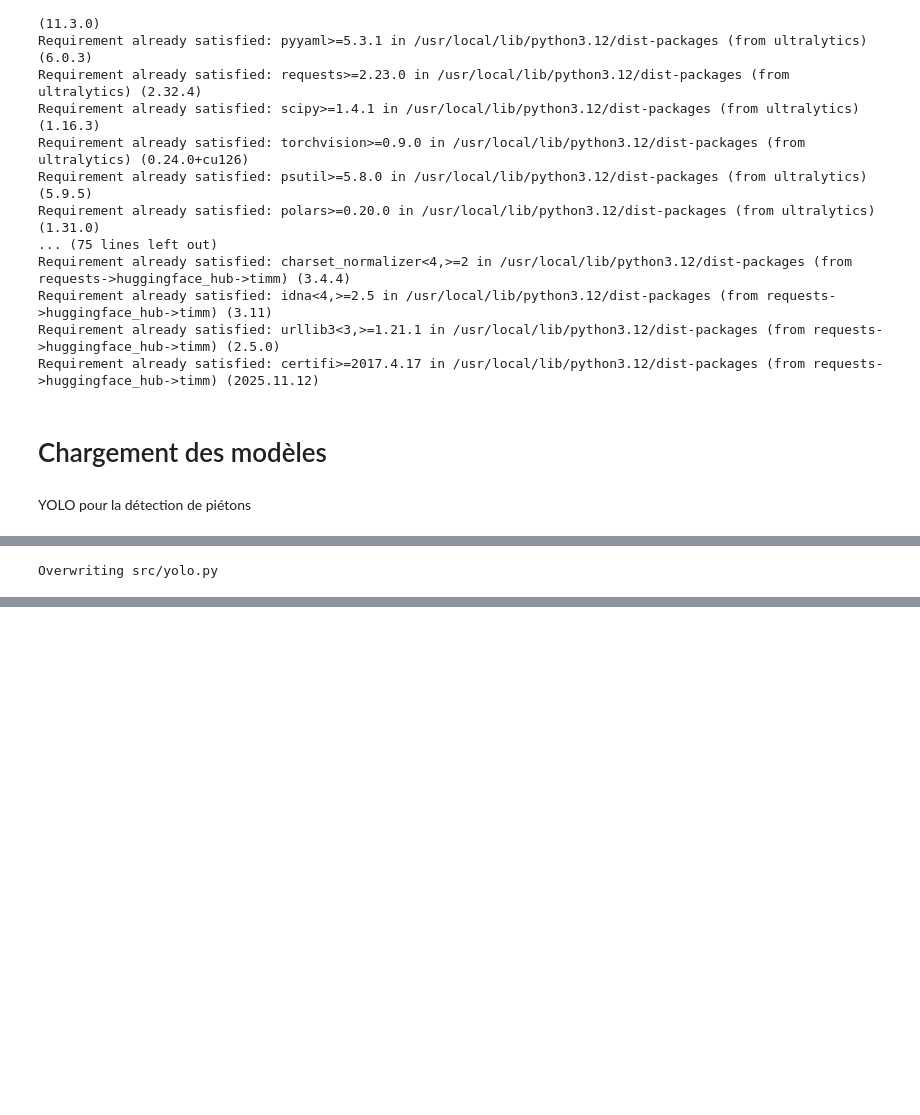
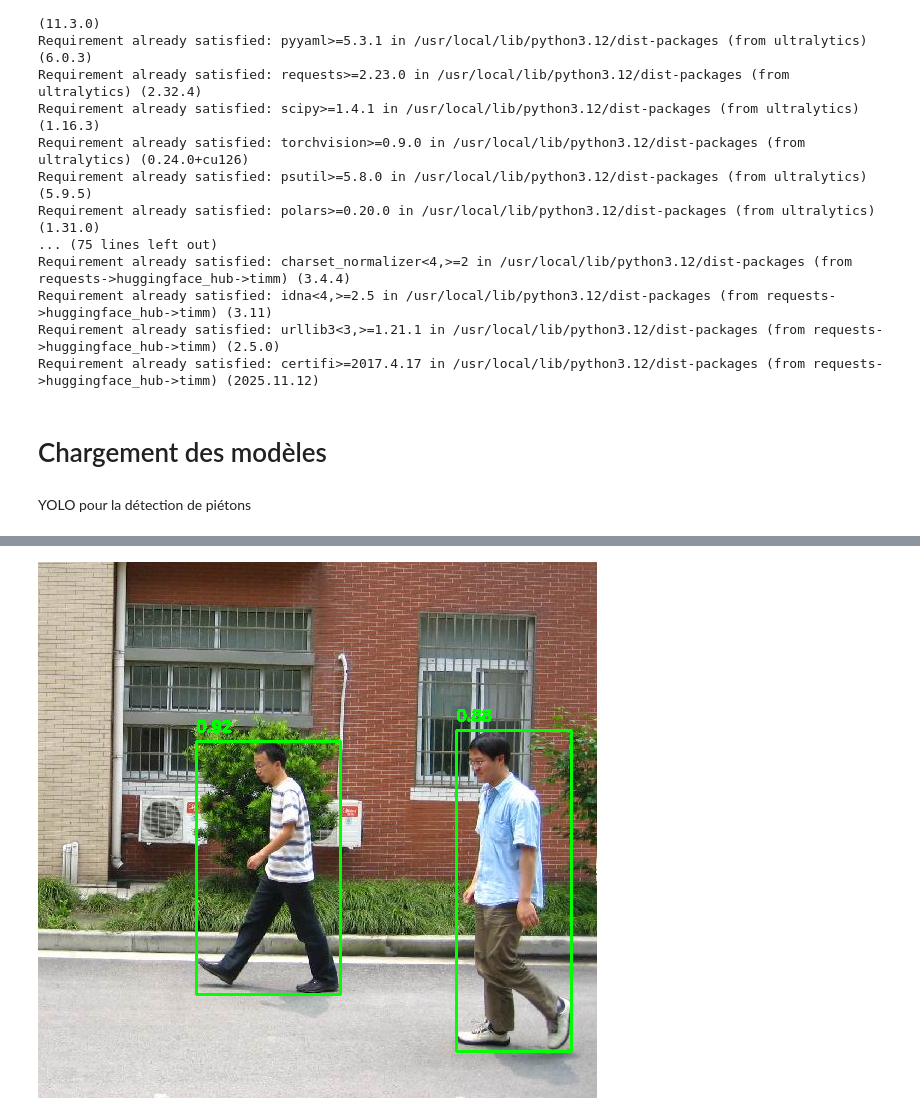
Before and after one commit to salmabk3/ADAS-Pedestrian-Detection, a Jupyter notebook: main.ipynb, the cells around one changed output, grey strips where cells are left out. Drawn from its saved outputs; the diff is of its cells as text; code cells hidden in the pictures; blank space fills up the shorter version.

```diff
--- a/main.ipynb
+++ b/main.ipynb
@@ -80,25 +80,50 @@ Dossier actuel :
 Contenu :
 data  main.ipynb  README.md  requirements.txt  src
-# %%
-%%writefile src/yolo.py
-from ultralytics import YOLO
-
-class YoloDetector:
-    def __init__(self, model_name='yolov8n.pt'):
-        # On charge le modèle (télécharge automatiquement si absent)
-        print(f"Chargement de YOLO ({model_name})...")
-        self.model = YOLO(model_name)
-
-    def detect(self, frame):
-        """
-        Détecte les objets dans l'image.
-        Retourne une liste de boîtes : [x1, y1, x2, y2, conf, class_id]
-        """
-        # classes=[0] force YOLO à ne chercher que les "Personnes"
-        # verbose=False évite de polluer la console avec du texte
-        results = self.model(frame, classes=[0], verbose=False)
-
-        # On retourne les données des boîtes détectées
-        return results[0].boxes.data.tolist()
-# %% [output]
-Overwriting src/yolo.py
+# %%
+# Installation de YOLO et des autres outils nécessaires
+!pip install ultralytics
+!pip install transformers # Pour la suite (profondeur)
+import cv2
+import sys
+import os
+from google.colab.patches import cv2_imshow
+
+# 1. Configuration du chemin pour trouver votre fichier src/yolo.py
+# On s'assure que Python regarde bien dans le dossier du projet
+if os.path.exists('/content/ADAS-Pedestrian-Detection'):
+    sys.path.append('/content/ADAS-Pedestrian-Detection/src')
+else:
+    # Cas où vous seriez déjà dans le dossier
+    sys.path.append(os.path.abspath('src'))
+
+# Import de VOTRE classe (celle que vous avez mise sur GitHub)
+from yolo import YoloDetector
+
+# 2. Chargement de l'image
+# On donne le chemin ABSOLU (l'adresse complète)
+filename = '/content/FudanPed00001.png'
+img = cv2.imread(filename)
+
+if img is None:
+    print(f"❌ Erreur : Impossible de lire '{filename}'. Vérifiez qu'elle est bien dans le panneau de fichiers à gauche !")
+else:
+    print(f"✅ Image chargée : {img.shape[1]}x{img.shape[0]} pixels")
+
+    # 3. Initialisation et Détection
+    print("Lancement de YOLO...")
+    detector = YoloDetector(model_name='yolov8n.pt')
+    boxes = detector.detect(img)
+
+    print(f"Nombre de piétons détectés : {len(boxes)}")
+
+    # 4. Dessin des résultats
+    for box in boxes:
+        x1, y1, x2, y2, conf, cls = box
+        # Dessiner le rectangle vert
+        cv2.rectangle(img, (int(x1), int(y1)), (int(x2), int(y2)), (0, 255, 0), 2)
+        # Ajouter le score de confiance
+        cv2.putText(img, f"{conf:.2f}", (int(x1), int(y1)-10), cv2.FONT_HERSHEY_SIMPLEX, 0.5, (0,255,0), 2)
+
+    # 5. Affichage final
+    cv2_imshow(img)
+# %% [output]
@@ -104,0 +147 @@ Overwriting src/yolo.py
+[figure, added]
```
Also changed, not shown: parts of 3 cells of this notebook.
